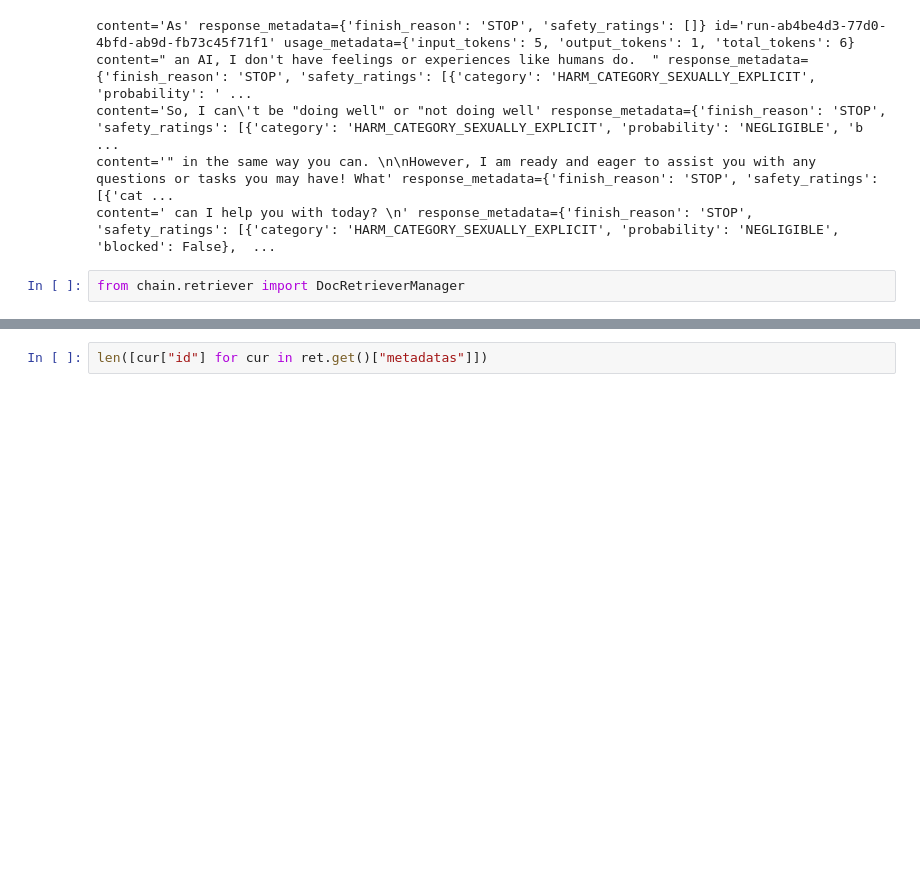
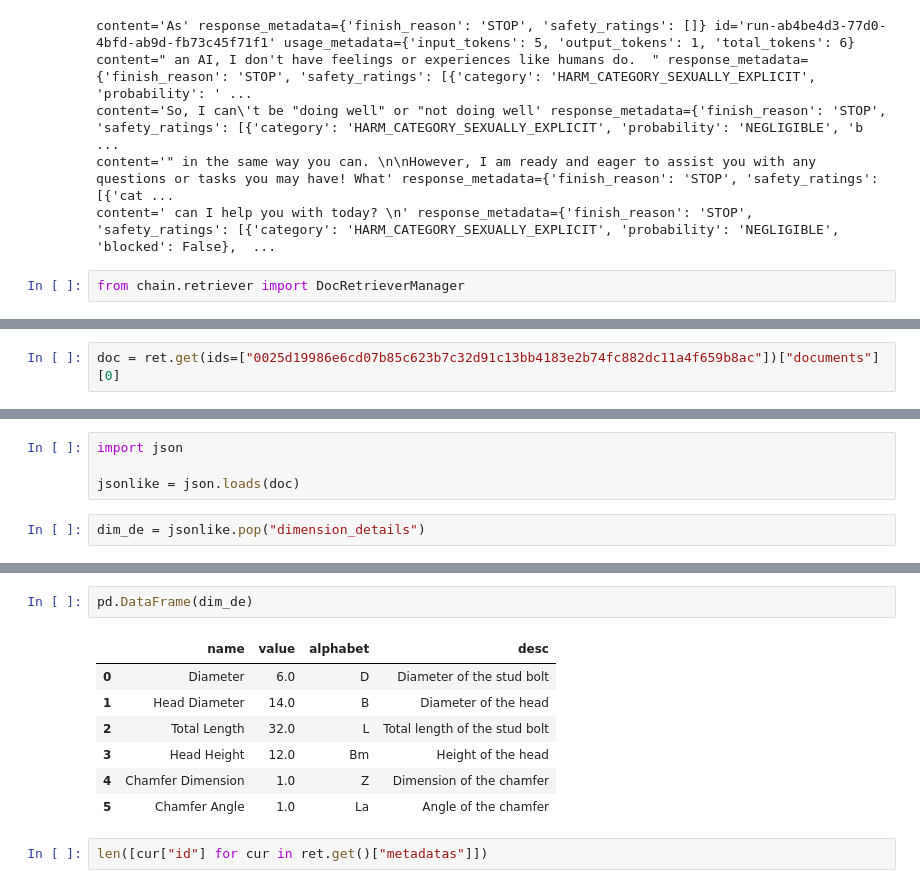
Before and after one commit to MiddleKD/PartFinder-ai, a Jupyter notebook: main.ipynb, the cells around one changed output, grey strips where cells are left out. Drawn from its saved outputs; the diff is of its cells as text; blank space fills up the shorter version.

```diff
--- a/main.ipynb
+++ b/main.ipynb
@@ -26,0 +30,2 @@ ret = DocRetrieverManager(persist_directory="./chroma")
+# %%
+doc = ret.get(ids=["0025d19986e6cd07b85c623b7c32d91c13bb4183e2b74fc882dc11a4f659b8ac"])["documents"][0]
@@ -26,0 +36,6 @@ ret = DocRetrieverManager(persist_directory="./chroma")
+# %%
+import json
+
+jsonlike = json.loads(doc)
+# %%
+dim_de = jsonlike.pop("dimension_details")
@@ -27,3 +64,13 @@ ret = DocRetrieverManager(persist_directory="./chroma")
+# %%
+pd.DataFrame(dim_de)
+# %% [output]
+|  | name | value | alphabet | desc |
+| 0 | Diameter | 6.0 | D | Diameter of the stud bolt |
+| 1 | Head Diameter | 14.0 | B | Diameter of the head |
+| 2 | Total Length | 32.0 | L | Total length of the stud bolt |
+| 3 | Head Height | 12.0 | Bm | Height of the head |
+| 4 | Chamfer Dimension | 1.0 | Z | Dimension of the chamfer |
+| 5 | Chamfer Angle | 1.0 | La | Angle of the chamfer |
 # %%
 len([cur["id"] for cur in ret.get()["metadatas"]])
 # %% [output]
```
Also changed, not shown: parts of 6 cells of this notebook, 4 other files.
